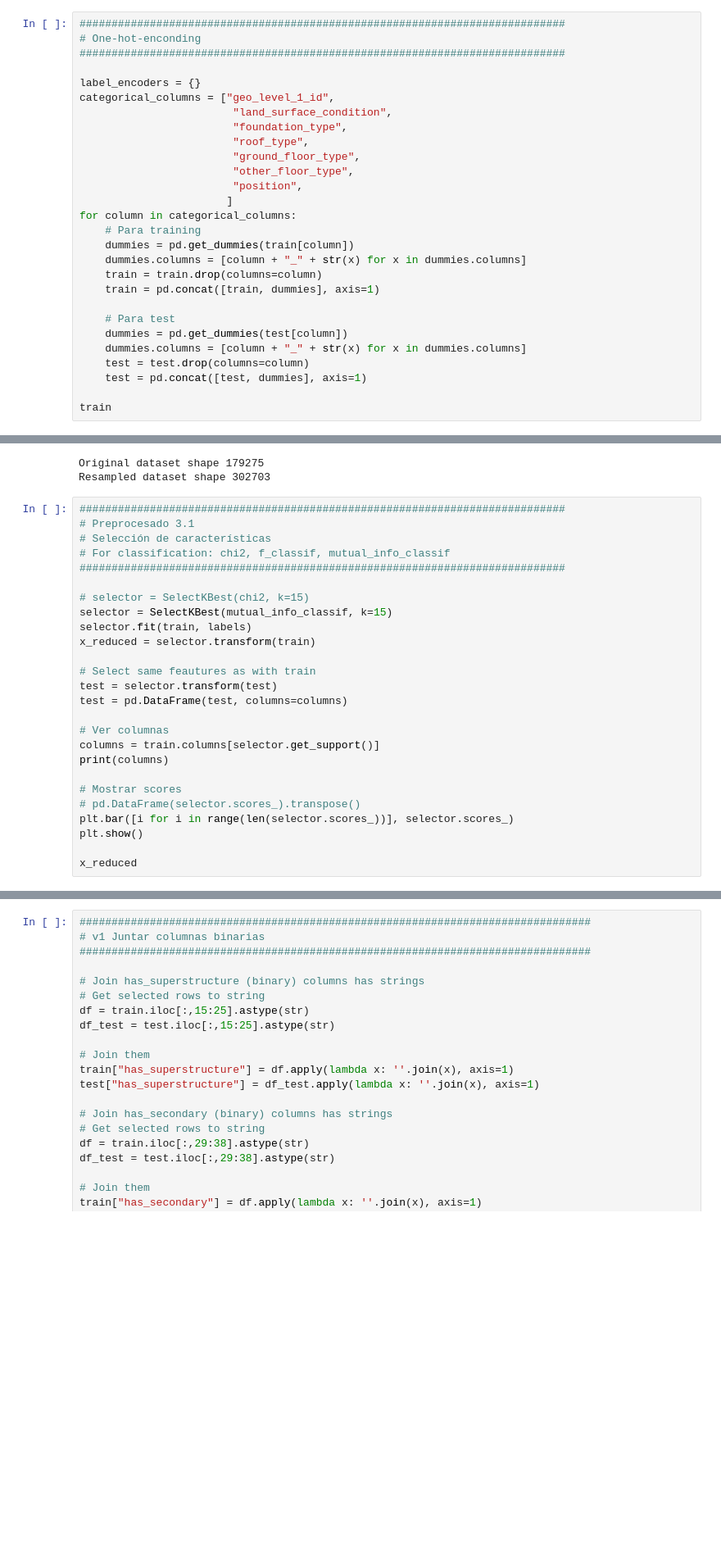
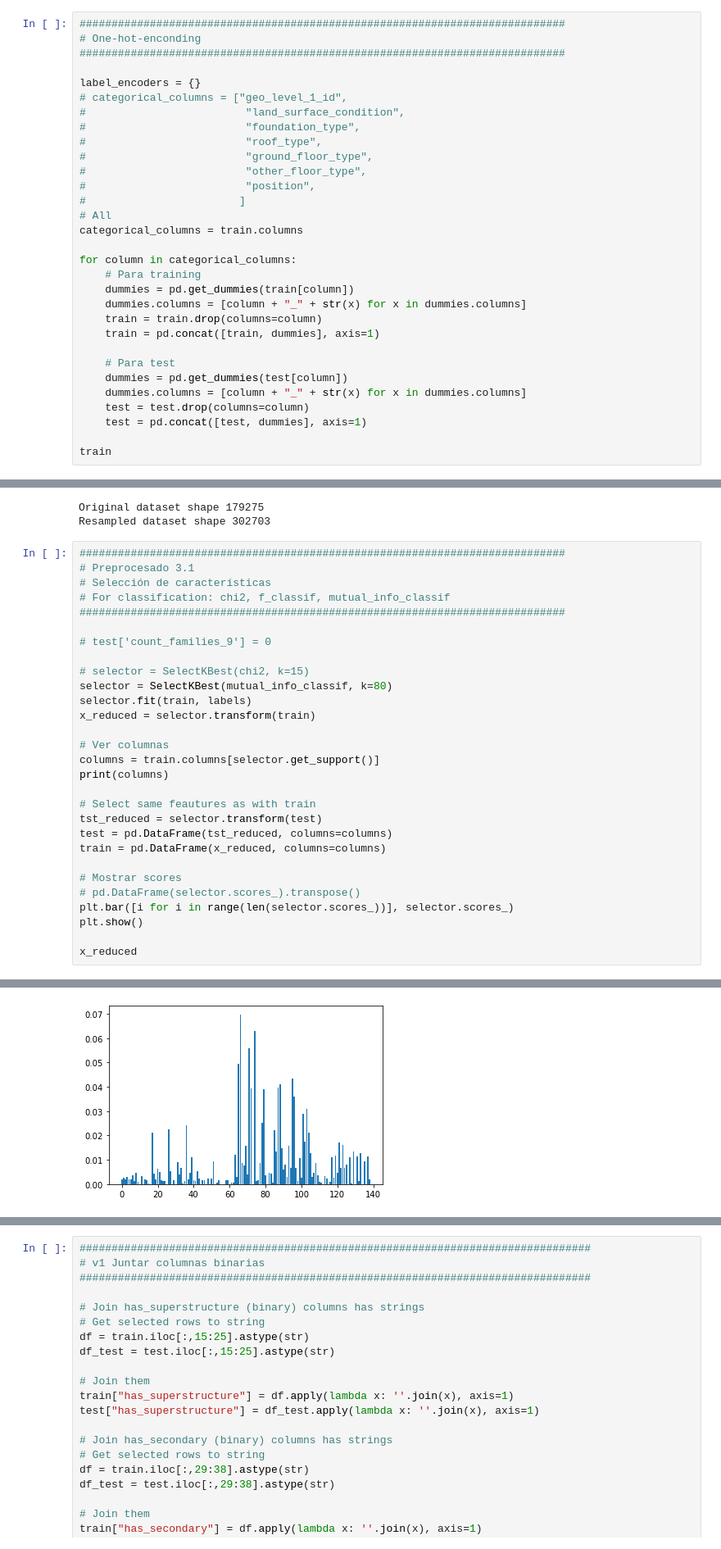
Before and after one commit to IgnacioVellido/DS-Assignments, a Jupyter notebook: MD-PC/Proyecto/preprocess.ipynb, the cells around one changed output, grey strips where cells are left out. Shown at 82% size. Saved outputs shown, nothing was run; the diff lists cells and outputs as text; blank space fills up the shorter version.

```diff
--- a/MD-PC/Proyecto/preprocess.ipynb
+++ b/MD-PC/Proyecto/preprocess.ipynb
@@ -93,14 +154,17 @@ labels = df["damage_grade"]
 ############################################################################
 
 label_encoders = {}
-categorical_columns = ["geo_level_1_id",
-                        "land_surface_condition",
-                        "foundation_type",
-                        "roof_type",
-                        "ground_floor_type",
-                        "other_floor_type",
-                        "position",
-                       ]
+# categorical_columns = ["geo_level_1_id",
+#                         "land_surface_condition",
+#                         "foundation_type",
+#                         "roof_type",
+#                         "ground_floor_type",
+#                         "other_floor_type",
+#                         "position",
+#                        ]
+# All
+categorical_columns = train.columns
+
 for column in categorical_columns:
     # Para training
     dummies = pd.get_dummies(train[column])
@@ -190,18 +268,21 @@ Resampled dataset shape 302703
 # For classification: chi2, f_classif, mutual_info_classif
 ############################################################################
 
+# test['count_families_9'] = 0
+
 # selector = SelectKBest(chi2, k=15)
-selector = SelectKBest(mutual_info_classif, k=15)
+selector = SelectKBest(mutual_info_classif, k=80)
 selector.fit(train, labels)
 x_reduced = selector.transform(train)
-
-# Select same feautures as with train
-test = selector.transform(test)
-test = pd.DataFrame(test, columns=columns)
 
 # Ver columnas
 columns = train.columns[selector.get_support()]
 print(columns)
+
+# Select same feautures as with train
+tst_reduced = selector.transform(test)
+test = pd.DataFrame(tst_reduced, columns=columns)
+train = pd.DataFrame(x_reduced, columns=columns)
 
 # Mostrar scores
 # pd.DataFrame(selector.scores_).transpose()
@@ -209,3 +290,4 @@ plt.bar([i for i in range(len(selector.scores_))], selector.scores_)
 plt.show()
 
 x_reduced
+# %% [output]
@@ -211,0 +311 @@ x_reduced
+[figure, added]
```
Also changed, not shown: parts of 10 cells of this notebook, 20 other files.
